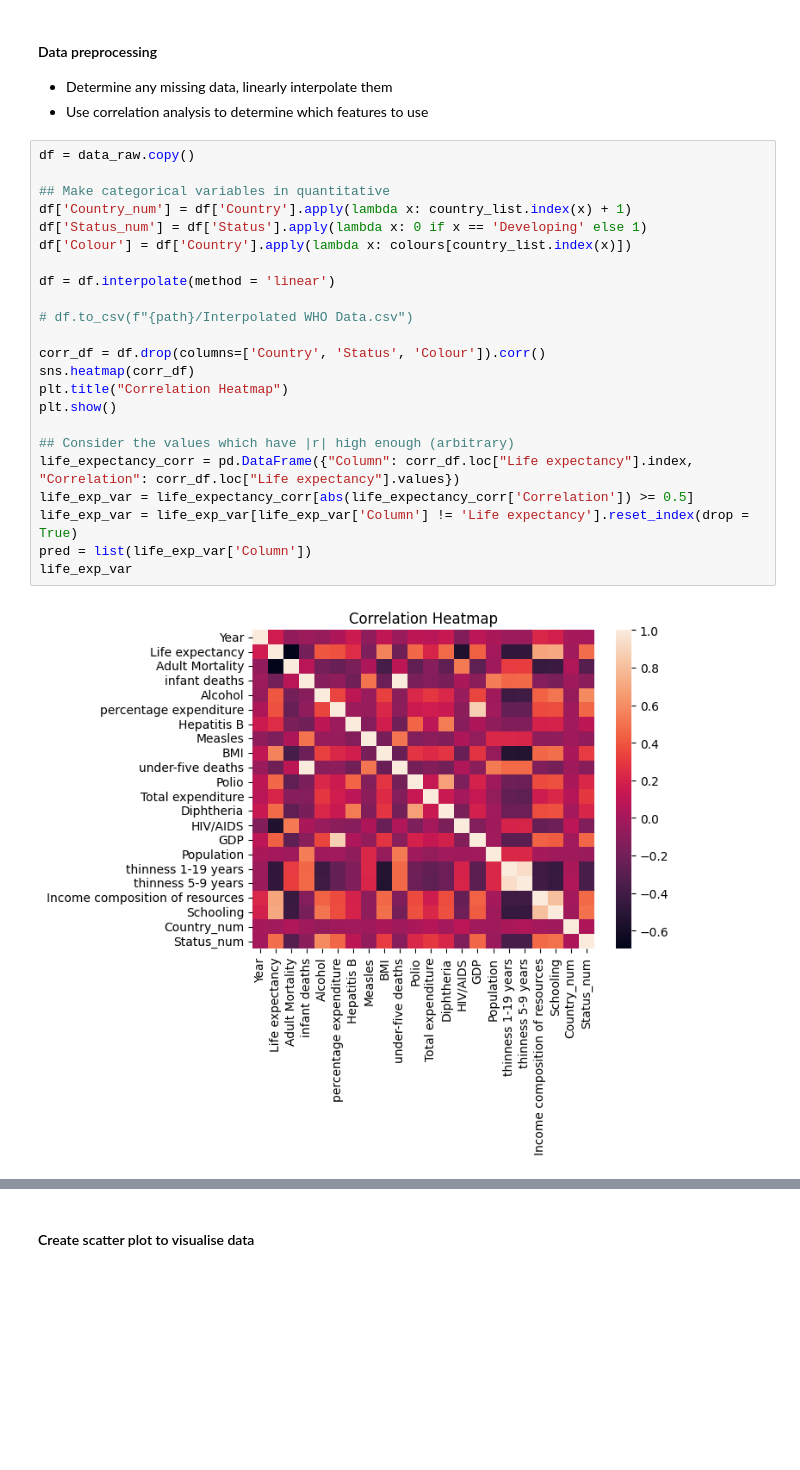
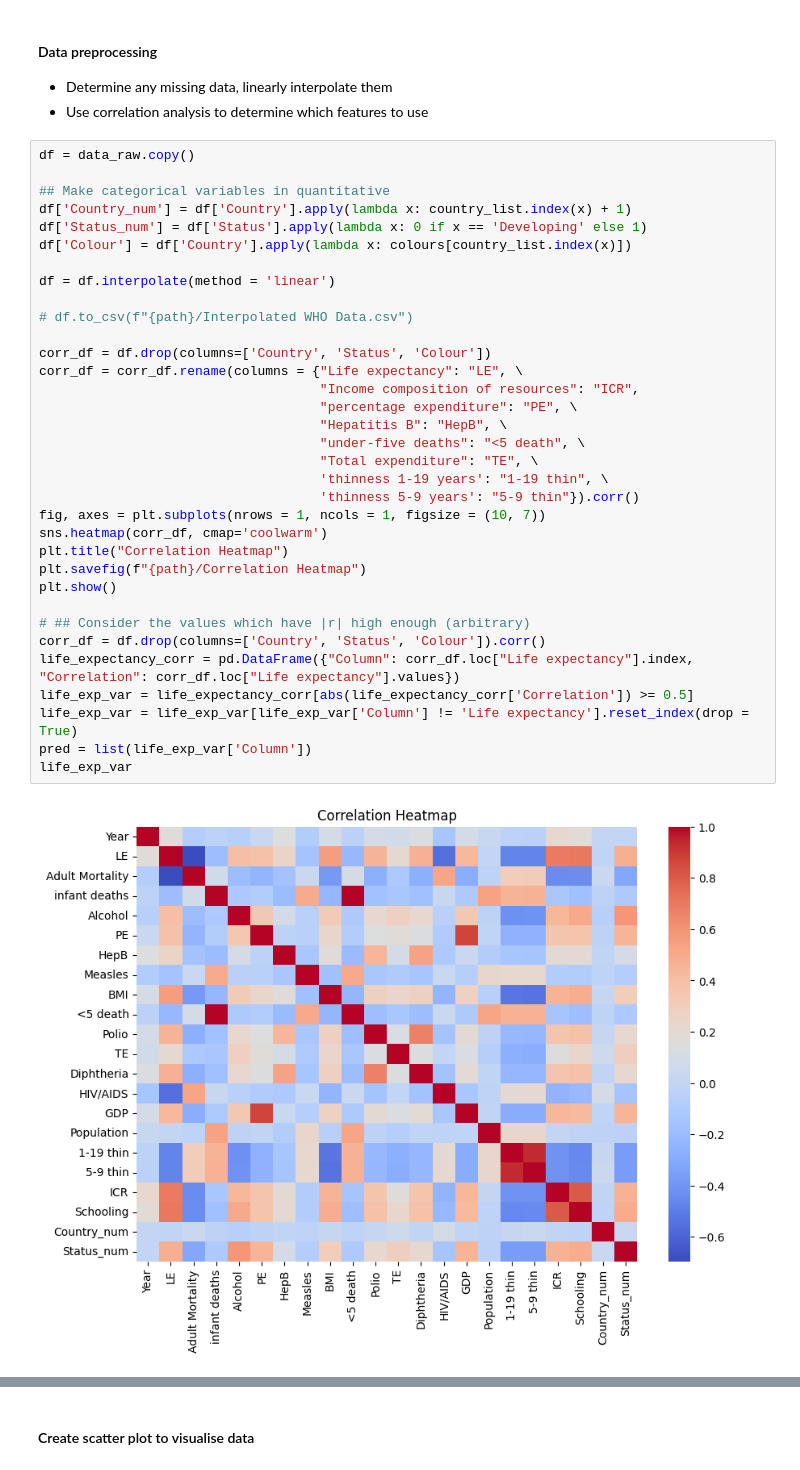
Before and after one commit to rishab-t0910/stat432_final_project, a Jupyter notebook: final_project.ipynb, the cells around one changed output, grey strips where cells are left out. Drawn from its saved outputs; the diff is of its cells as text; blank space fills up the shorter version.

```diff
--- a/final_project.ipynb
+++ b/final_project.ipynb
@@ -44,25 +53,36 @@ data_raw.head()
 # %%
 df = data_raw.copy()
 
 ## Make categorical variables in quantitative
 df['Country_num'] = df['Country'].apply(lambda x: country_list.index(x) + 1)
 df['Status_num'] = df['Status'].apply(lambda x: 0 if x == 'Developing' else 1)
 df['Colour'] = df['Country'].apply(lambda x: colours[country_list.index(x)])
 
 df = df.interpolate(method = 'linear')
 
 # df.to_csv(f"{path}/Interpolated WHO Data.csv")
 
-corr_df = df.drop(columns=['Country', 'Status', 'Colour']).corr()
-sns.heatmap(corr_df)
+corr_df = df.drop(columns=['Country', 'Status', 'Colour'])
+corr_df = corr_df.rename(columns = {"Life expectancy": "LE", \
+                                    "Income composition of resources": "ICR",
+                                    "percentage expenditure": "PE", \
+                                    "Hepatitis B": "HepB", \
+                                    "under-five deaths": "<5 death", \
+                                    "Total expenditure": "TE", \
+                                    'thinness 1-19 years': "1-19 thin", \
+                                    'thinness 5-9 years': "5-9 thin"}).corr()
+fig, axes = plt.subplots(nrows = 1, ncols = 1, figsize = (10, 7))
+sns.heatmap(corr_df, cmap='coolwarm')
 plt.title("Correlation Heatmap")
+plt.savefig(f"{path}/Correlation Heatmap")
 plt.show()
 
-## Consider the values which have |r| high enough (arbitrary)
+# ## Consider the values which have |r| high enough (arbitrary)
+corr_df = df.drop(columns=['Country', 'Status', 'Colour']).corr()
 life_expectancy_corr = pd.DataFrame({"Column": corr_df.loc["Life expectancy"].index, "Correlation": corr_df.loc["Life expectancy"].values})
 life_exp_var = life_expectancy_corr[abs(life_expectancy_corr['Correlation']) >= 0.5]
 life_exp_var = life_exp_var[life_exp_var['Column'] != 'Life expectancy'].reset_index(drop = True)
 pred = list(life_exp_var['Column'])
 life_exp_var
 # %% [output]
-[figure, old version]
+[figure, new version]
```
Also changed, not shown: parts of 6 cells of this notebook, 10 other files.
